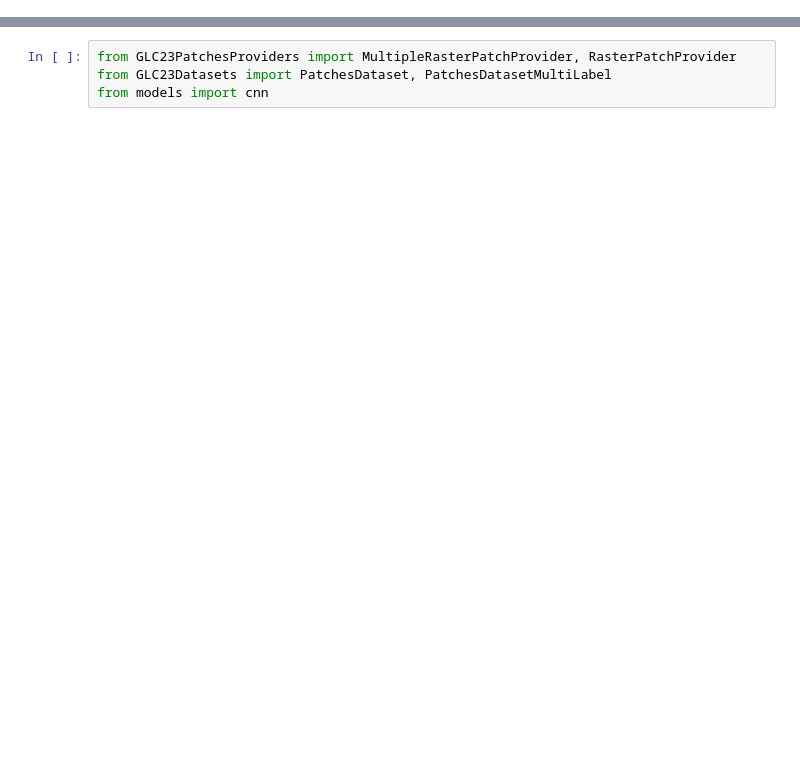
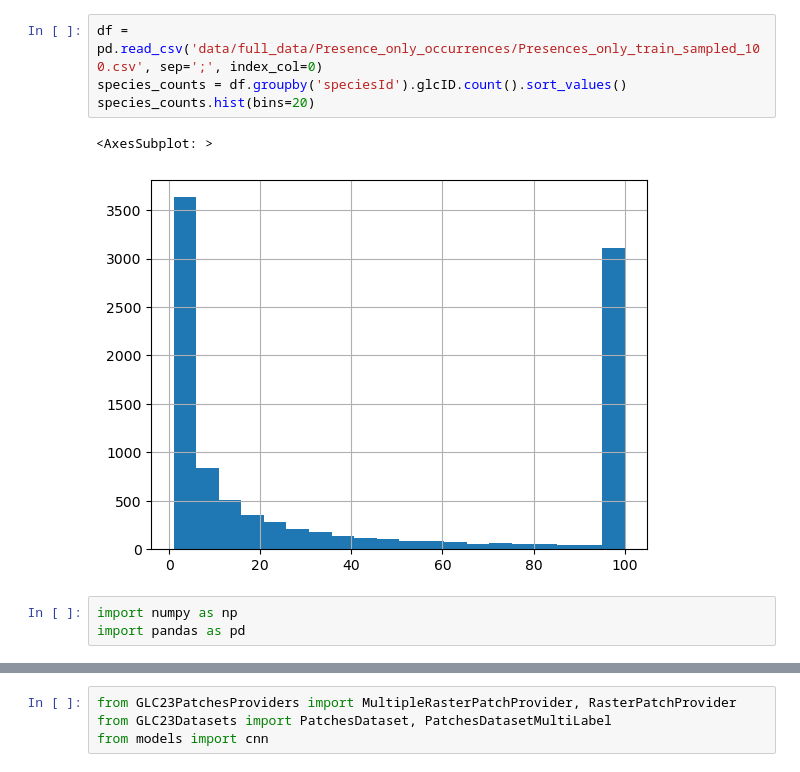
Before and after one commit to ninavantiel/multi_scale_SDMs, a Jupyter notebook: explore_data.ipynb, the cells around one changed output, grey strips where cells are left out. Drawn from its saved outputs; the diff is of its cells as text; blank space fills up the shorter version.

```diff
--- a/explore_data.ipynb
+++ b/explore_data.ipynb
@@ -0,0 +11,10 @@
+# %%
+df = pd.read_csv('data/full_data/Presence_only_occurrences/Presences_only_train_sampled_100.csv', sep=';', index_col=0)
+species_counts = df.groupby('speciesId').glcID.count().sort_values()
+species_counts.hist(bins=20)
+# %% [output]
+<AxesSubplot: >
+[figure, added]
+# %%
+import numpy as np
+import pandas as pd
```
Also changed, not shown: parts of 49 cells of this notebook, 16 other files.
